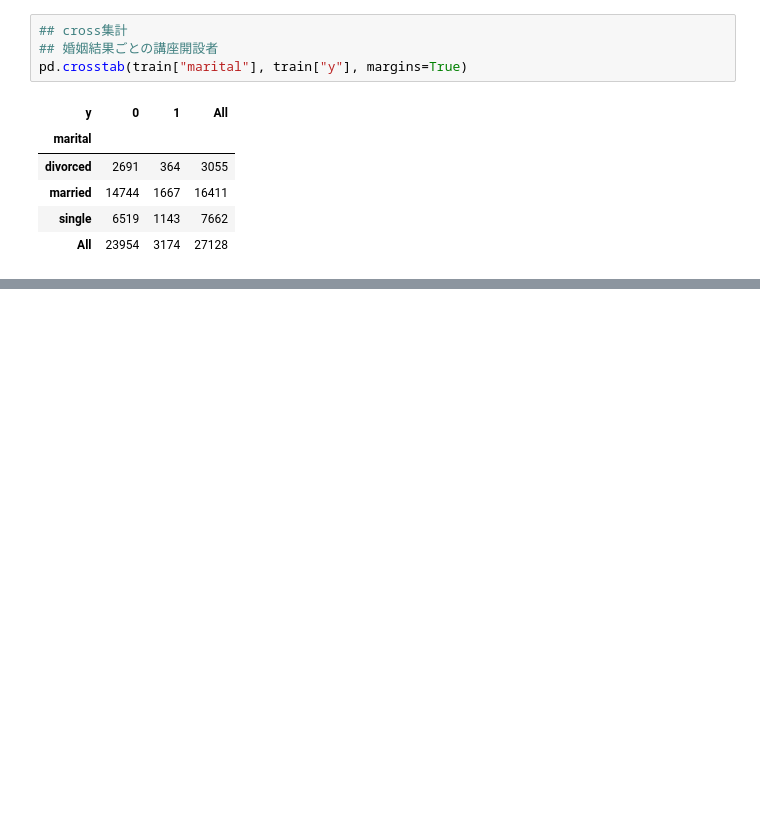
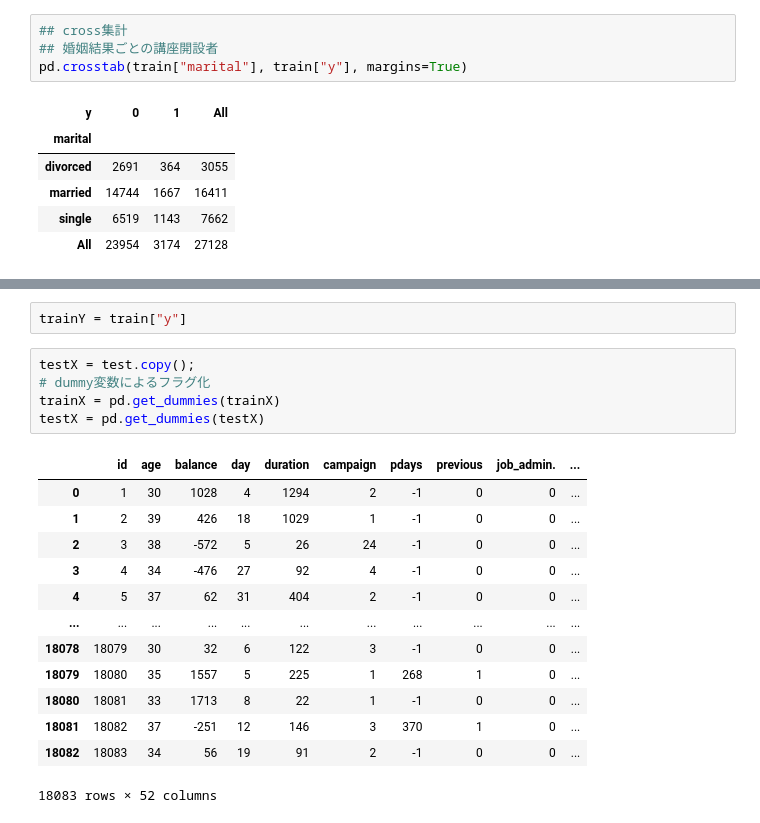
Before and after one commit to umanari145/python_ai, a Jupyter notebook: zero_kara_data_case02.ipynb, the cells around one changed output, grey strips where cells are left out. Cells and saved outputs as stored; diff of their text form; blank space fills up the shorter version.

```diff
--- a/zero_kara_data_case02.ipynb
+++ b/zero_kara_data_case02.ipynb
@@ -112,0 +198,21 @@ pd.crosstab(train["marital"], train["y"], margins=True)
+# %%
+trainY = train["y"]
+# %%
+testX = test.copy();
+# dummy変数によるフラグ化
+trainX = pd.get_dummies(trainX)
+testX = pd.get_dummies(testX)
+# %% [output]
+|  | id | age | balance | day | duration | campaign | pdays | previous | job_admin. | ... |
+| 0 | 1 | 30 | 1028 | 4 | 1294 | 2 | -1 | 0 | 0 | ... |
+| 1 | 2 | 39 | 426 | 18 | 1029 | 1 | -1 | 0 | 0 | ... |
+| 2 | 3 | 38 | -572 | 5 | 26 | 24 | -1 | 0 | 0 | ... |
+| 3 | 4 | 34 | -476 | 27 | 92 | 4 | -1 | 0 | 0 | ... |
+| 4 | 5 | 37 | 62 | 31 | 404 | 2 | -1 | 0 | 0 | ... |
+| ... | ... | ... | ... | ... | ... | ... | ... | ... | ... | ... |
+| 18078 | 18079 | 30 | 32 | 6 | 122 | 3 | -1 | 0 | 0 | ... |
+| 18079 | 18080 | 35 | 1557 | 5 | 225 | 1 | 268 | 1 | 0 | ... |
+| 18080 | 18081 | 33 | 1713 | 8 | 22 | 1 | -1 | 0 | 0 | ... |
+| 18081 | 18082 | 37 | -251 | 12 | 146 | 3 | 370 | 1 | 0 | ... |
+| 18082 | 18083 | 34 | 56 | 19 | 91 | 2 | -1 | 0 | 0 | ... |
+18083 rows × 52 columns
```
Also changed, not shown: parts of 10 cells of this notebook.
